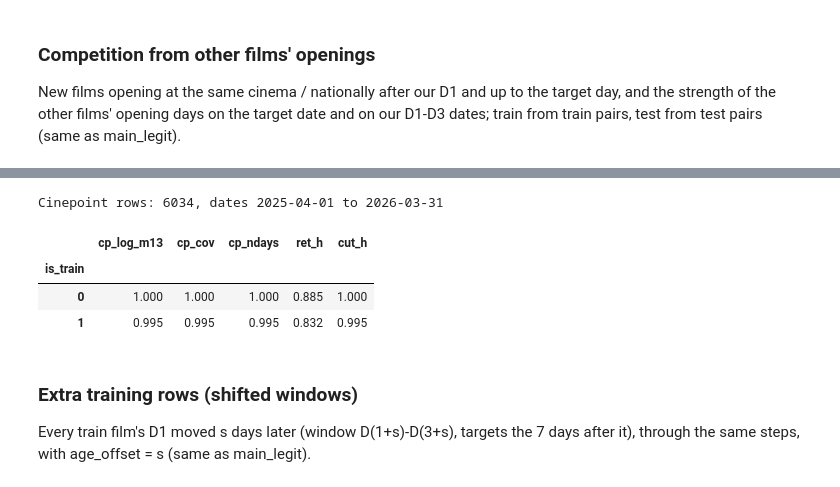
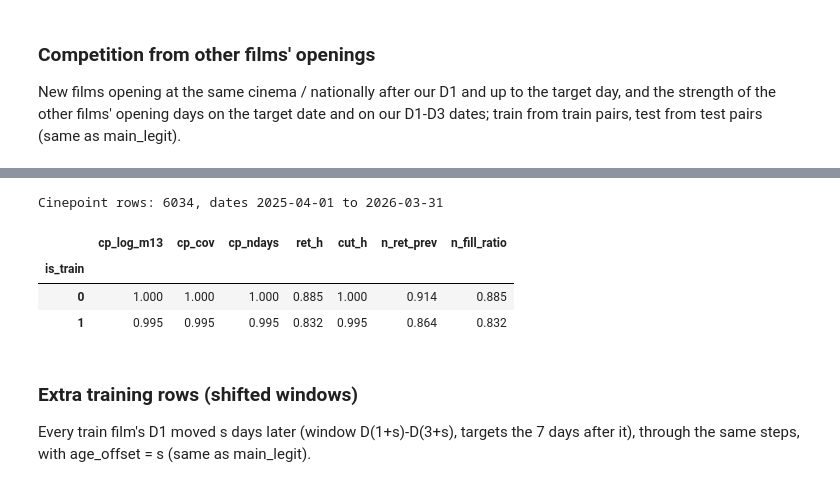
Before and after one commit to LeonArif/JOINTS, a Jupyter notebook: leon/main.ipynb, the cells around one changed output, grey strips where cells are left out. Cells and saved outputs as stored; diff of their text form; code cells hidden in the pictures.

```diff
--- a/leon/main.ipynb
+++ b/leon/main.ipynb
@@ -80,7 +79,7 @@ film train: 205 | film test_history: 163 | film test: 160
 ### Pasangan film-bioskop
 Mengambil transaksi D1-D10 (train) atau D1-D3 (test) setiap pasangan film dan bioskop, lalu menjadikan setiap hari sebagai kolom dan mengisi hari tanpa transaksi dengan 0. Pasangan train hanya diambil jika masih ada penjualan di D3, mengikuti test yang hanya berisi pasangan yang masih tayang di D3.
 # %%
-DAILY_COLS = {"total_ticket": "t", "occupation_rate": "occ", "total_show": "show"}
+DAILY_COLS = {"total_ticket": "t", "total_show": "show"}
 
 def build_window(hist, d1_map, n_days):
     df = hist[hist["movie_title"].isin(d1_map.index)].copy()
@@ -589,7 +646,6 @@ def add_competition(df, ref, shape):
     m = key.merge(others[["cinema_ids", "movie_title", "d1_date", "scale"]], on="cinema_ids", suffixes=("", "_o"))
     m = m[(m["movie_title_o"] != m["movie_title"]) & (m["d1_date_o"] > m["d1_date"]) & (m["d1_date_o"] <= m["date_show"])]
     fresh = m[(m["date_show"] - m["d1_date_o"]).dt.days <= 2].groupby("index")["scale"].sum()
-    df["comp_n_cin"] = m.groupby("index").size().reindex(df.index, fill_value=0).values
     df["comp_size_cin"] = np.log1p(m.groupby("index")["scale"].sum().reindex(df.index, fill_value=0).values / df["scale"].values)
     df["comp_fresh_cin"] = np.log1p(fresh.reindex(df.index, fill_value=0).values / df["scale"].values)
 
@@ -597,7 +653,7 @@ def add_competition(df, ref, shape):
     u = df[["movie_title", "d1_date", "date_show"]].drop_duplicates()
     mm = u.merge(films, how="cross")
     mm = mm[(mm["movie_o"] != mm["movie_title"]) & (mm["fd1"] > mm["d1_date"]) & (mm["fd1"] <= mm["date_show"])]
-    u = u.merge(mm.groupby(["movie_title", "d1_date", "date_show"]).agg(comp_n_nat=("movie_o", "size"), comp_size_nat=("fsize", "sum")).reset_index(),
+    u = u.merge(mm.groupby(["movie_title", "d1_date", "date_show"]).agg(comp_size_nat=("fsize", "sum")).reset_index(),
                 how="left", on=["movie_title", "d1_date", "date_show"])
 
     surprise = opening_surprise(ref, shape)
@@ -608,11 +664,10 @@ def add_competition(df, ref, shape):
     u["date_idx_rel"] = u["date_idx"] - u["own_idx"]
 
     df = df.merge(u, how="left", on=["movie_title", "d1_date", "date_show"])
-    df["comp_n_nat"] = df["comp_n_nat"].fillna(0)
     df["comp_size_nat"] = np.log1p(df["comp_size_nat"].fillna(0) / df["movie_title"].map(own_size))
     return df
 
-COMP_COLS = ["comp_n_cin", "comp_size_cin", "comp_fresh_cin", "comp_n_nat", "comp_size_nat", "date_idx", "own_idx", "date_idx_rel"]
+COMP_COLS = ["comp_size_cin", "comp_fresh_cin", "comp_size_nat", "date_idx", "own_idx", "date_idx_rel"]
 OPENING_SHAPE = typical_opening_shape(full[full["is_train"] == 1])
 is_tr = full["is_train"] == 1
 full = pd.concat([add_competition(full[is_tr], full[is_tr], OPENING_SHAPE),
@@ -639,8 +696,9 @@ Train and test use the same code, so the model sees the same kind of signal in b
 USE_CINEPOINT = True
 CP_FORMAT = r"\s*\((?:IMAX[^)]*|3D|2D|4DX)\)\s*$"
 CP_HORIZONS = list(range(4, 11))
+CP_DAY_FEATURES = ["n_ret_prev", "n_fill_ratio"]
 CP_FEATURES = (["cp_log_m13", "cp_cov", "cp_ndays", "ret_h", "cut_h", "cp_ret_mean"]
-               + [f"ret{k}" for k in CP_HORIZONS] + [f"cut{k}" for k in CP_HORIZONS])
+               + [f"ret{k}" for k in CP_HORIZONS] + [f"cut{k}" for k in CP_HORIZONS] + CP_DAY_FEATURES)
 cp_key = lambda s: re.sub(r"[^a-z0-9]", "", re.sub(CP_FORMAT, "", s, flags=re.I).lower())
 
 cp_files = [f"{EXTERNAL_DIR}/cinepoint/{n}" for n in ("cinepoint_daily_top_train.csv", "cinepoint_daily_top.csv")]
@@ -648,6 +706,7 @@ cp = pd.concat([pd.read_csv(f, parse_dates=["date"]) for f in cp_files if os.pat
 cp["key"] = cp["title"].map(cp_key)
 CP_CUT = cp.groupby("date")["daily_admission"].min()
 CP_DAILY = {k: g.groupby("date")["daily_admission"].sum() for k, g in cp.groupby("key")}
+CP_SERIES = {k: g.groupby("date").agg(adm=("daily_admission", "sum"), st=("showtimes", "sum")) for k, g in cp.groupby("key")}
 
 def cp_film_features(rows):
     pairs = rows.drop_duplicates(["movie_title", "cinema_ids"])
@@ -663,39 +722,58 @@ def cp_film_features(rows):
             m13 = real.iloc[:3].mean()
             rec.update(cp_log_m13=np.log1p(m13), cp_cov=f["d13"] / (3 * m13), cp_ndays=int(real.iloc[3:].notna().sum()))
             for k in CP_HORIZONS:
                 rec[f"ret{k}"] = real.iloc[k - 1] / m13
                 rec[f"cut{k}"] = CP_CUT.get(days[k - 1], np.nan) / m13
         out.append(rec)
     return pd.DataFrame(out)
 
+def cp_day_features(rows):
+    """per film x horizon: n_ret_prev = real national admissions on the day before the target / D1-D3 mean; n_fill_ratio = real admissions per showtime on the target day / the same on D1-D3"""
+    d1s = rows.groupby("movie_title")["d1_date"].min()
+    out = []
+    for title, d1 in d1s.items():
+        series = CP_SERIES.get(cp_key(title))
+        if series is None:
+            continue
+        x = series.reindex(pd.date_range(d1, periods=10))
+        adm13, st13 = x["adm"].iloc[:3].mean(), x["st"].iloc[:3].mean()
+        if not (adm13 > 0 and st13 > 0):
+            continue
+        for k in CP_HORIZONS:
+            st_k = x["st"].iloc[k - 1]
+            fill = x["adm"].iloc[k - 1] / st_k if st_k > 0 else np.nan
+            out.append({"movie_title": title, "horizon": k, "n_ret_prev": x["adm"].iloc[k - 2] / adm13, "n_fill_ratio": fill / (adm13 / st13)})
+    return pd.DataFrame(out, columns=["movie_title", "horizon"] + CP_DAY_FEATURES)
+
 def add_cinepoint(df):
     """Cinepoint columns per film from its D1 (train and test rows are done apart: a few titles occur in both with different D1 dates)"""
     parts = []
     for flag in sorted(df["is_train"].unique()):
         rows = df[df["is_train"] == flag]
-        parts.append(rows.merge(cp_film_features(rows), on="movie_title", how="left"))
+        rows = rows.merge(cp_film_features(rows), on="movie_title", how="left")
+        parts.append(rows.merge(cp_day_features(rows), on=["movie_title", "horizon"], how="left"))
     df = pd.concat(parts, ignore_index=True)
     for col in CP_FEATURES:
         if col not in df:
             df[col] = np.nan
     idx = df["horizon"].to_numpy() - 4
     ret = df[[f"ret{k}" for k in CP_HORIZONS]].to_numpy(dtype=float)
     cut = df[[f"cut{k}" for k in CP_HORIZONS]].to_numpy(dtype=float)
     df["ret_h"] = ret[np.arange(len(df)), idx]
     df["cut_h"] = cut[np.arange(len(df)), idx]
     df["cp_ret_mean"] = np.nanmean(ret, axis=1)
     return df
 
 if USE_CINEPOINT:
     full = add_cinepoint(full)
     print(f"Cinepoint rows: {len(cp)}, dates {cp['date'].min().date()} to {cp['date'].max().date()}")
-    display(full.groupby("is_train")[["cp_log_m13", "cp_cov", "cp_ndays", "ret_h", "cut_h"]].agg(lambda s: s.notna().mean()).round(3))
+    display(full.groupby("is_train")[["cp_log_m13", "cp_cov", "cp_ndays", "ret_h", "cut_h"] + CP_DAY_FEATURES].agg(lambda s: s.notna().mean()).round(3))
 # %% [output]
 Cinepoint rows: 6034, dates 2025-04-01 to 2026-03-31
-|  | cp_log_m13 | cp_cov | cp_ndays | ret_h | cut_h |
-| is_train |  |  |  |  |  |
-| 0 | 1.000 | 1.000 | 1.000 | 0.885 | 1.000 |
-| 1 | 0.995 | 0.995 | 0.995 | 0.832 | 0.995 |
+|  | cp_log_m13 | cp_cov | cp_ndays | ret_h | cut_h | n_ret_prev | n_fill_ratio |
+| is_train |  |  |  |  |  |  |  |
+| 0 | 1.000 | 1.000 | 1.000 | 0.885 | 1.000 | 0.914 | 0.885 |
+| 1 | 0.995 | 0.995 | 0.995 | 0.832 | 0.995 | 0.864 | 0.832 |
 # %% [markdown]
 ### Extra training rows (shifted windows)
 Every train film's D1 moved s days later (window D(1+s)-D(3+s), targets the 7 days after it), through the same steps, with age_offset = s (same as main_legit).
```
Also changed, not shown: parts of 31 cells of this notebook, 8 other files.
